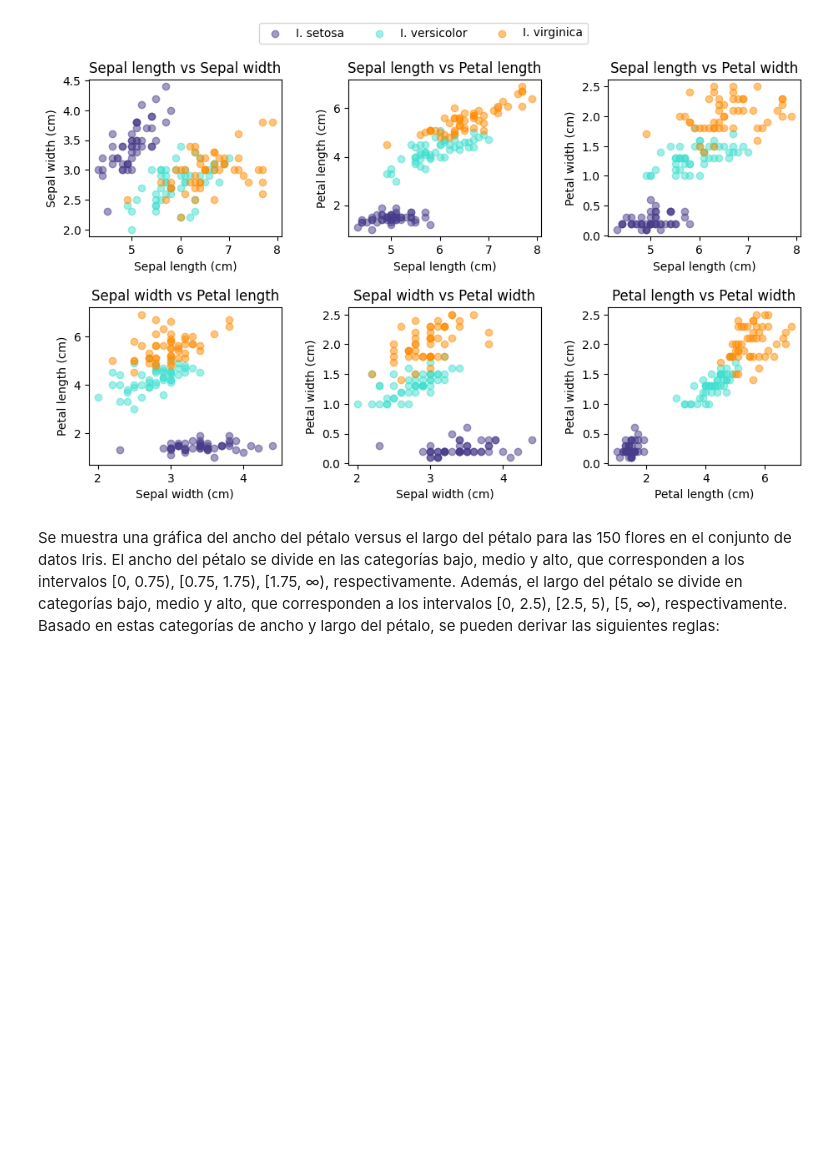
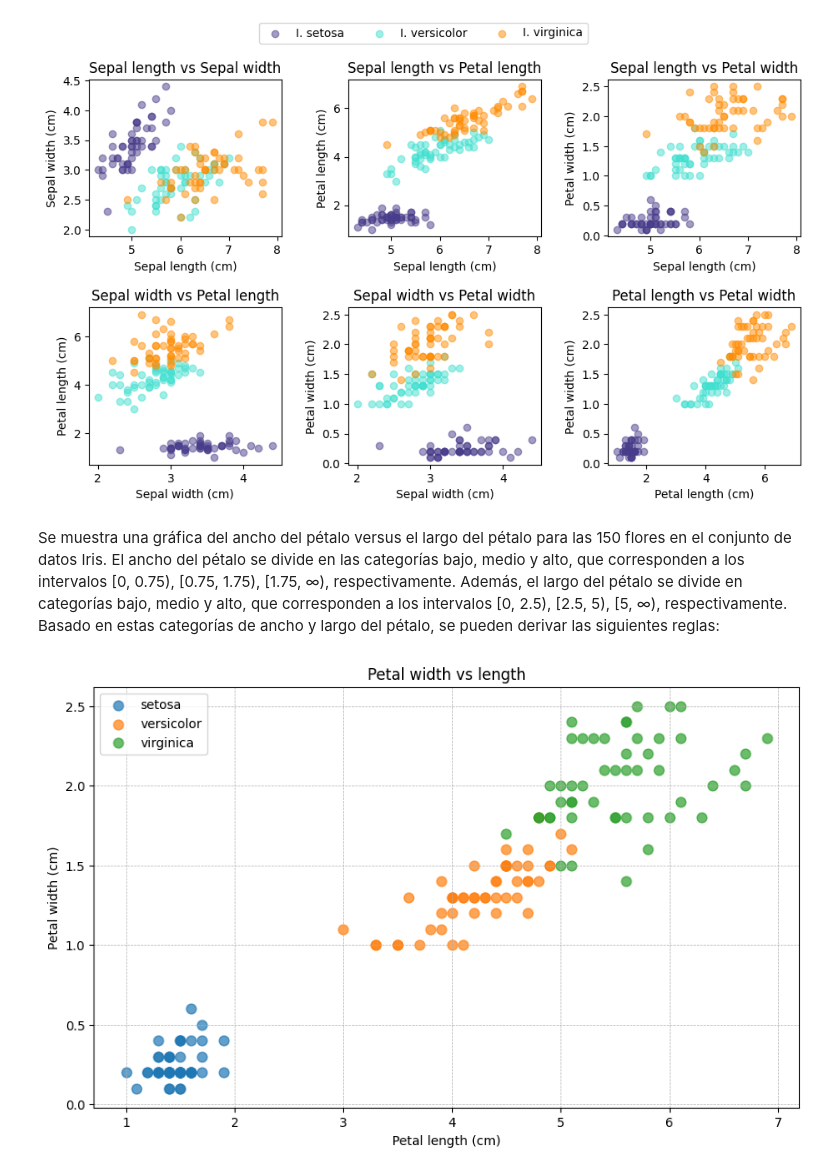
Before and after one commit to davescudero/DataM, a Jupyter notebook: 01_intro/Resources/01_intro_ejercicios.ipynb, the cells around one changed output. Cells and saved outputs as stored; diff of their text form; code cells hidden in the pictures; blank space fills up the shorter version.

```diff
--- a/01_intro/Resources/01_intro_ejercicios.ipynb
+++ b/01_intro/Resources/01_intro_ejercicios.ipynb
@@ -109,3 +109,50 @@ plt.show()
 [figure]
 # %% [markdown]
 Se muestra una gráfica del ancho del pétalo versus el largo del pétalo para las 150 flores en el conjunto de datos Iris. El ancho del pétalo se divide en las categorías bajo, medio y alto, que corresponden a los intervalos [0, 0.75), [0.75, 1.75), [1.75, ∞), respectivamente. Además, el largo del pétalo se divide en categorías bajo, medio y alto, que corresponden a los intervalos [0, 2.5), [2.5, 5), [5, ∞), respectivamente. Basado en estas categorías de ancho y largo del pétalo, se pueden derivar las siguientes reglas:
+# %%
+from sklearn.datasets import load_iris
+# Cargar el conjunto de datos de Iris
+data= load_iris()
+x = data.data
+y= data.target
+labels= data.target_names
+
+# Definir las categorias para el ancho y largo del pétalo
+def categorize_petal_width(petal_width):
+    if petal_width < 0.75:
+        return 'low'
+    elif petal_width < 1.75:
+        return 'medium'
+    else:
+        return 'high'
+
+def categorize_petal_length(petal_length):
+    if petal_length < 2.5:
+        return 'low'
+    elif petal_length < 5.0:
+        return 'medium'
+    else:
+        return 'high'
+
+petal_width_categories= np.array ([categorize_petal_width(w) for w in x[:,3]])
+petal_length_categories= np.array ([categorize_petal_length(l) for l in x[:,2]])
+
+# Gráfico de dispersión
+fig, ax= plt.subplots(figsize=(10,6))
+
+# Colorear puntos basados en las reglas mencionadas
+for idx, label in enumerate(labels):
+   mask= (y==idx)
+   ax.scatter(x[mask,2], x[mask,3], label= label, s=60, alpha=0.7)
+
+# Agregar leyendas y titulos
+ax.set_xlabel('Petal length (cm)')
+ax.set_ylabel('Petal width (cm)')
+ax.set_title('Petal width vs length')
+ax.legend()
+
+# Mostrar el gráfico
+plt.grid(True, which='both', linestyle='--', linewidth=0.5)
+plt.show()
+# %% [output]
+[figure, added]
```
Also changed, not shown: parts of 4 cells of this notebook.
